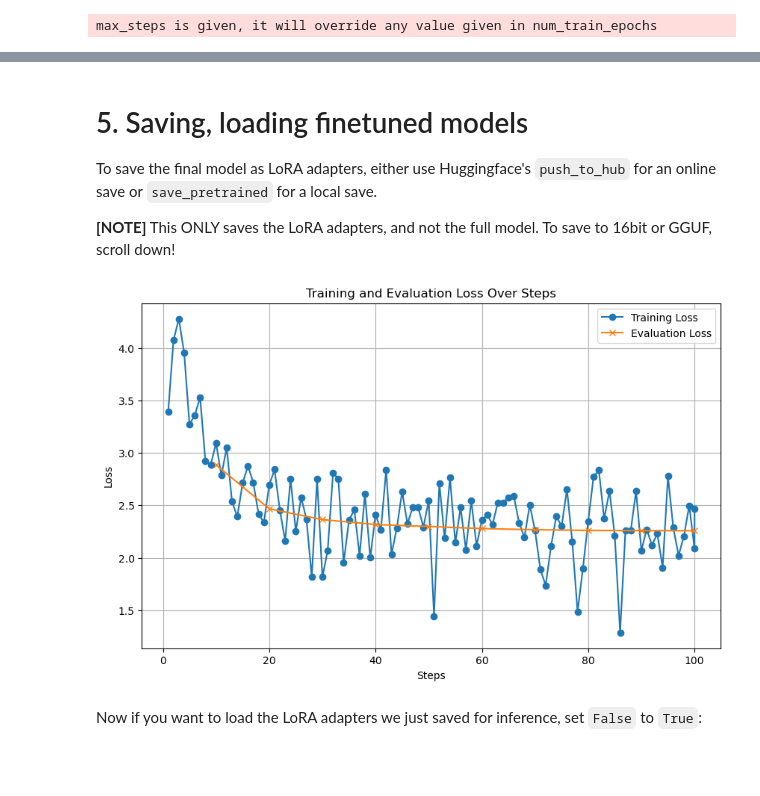
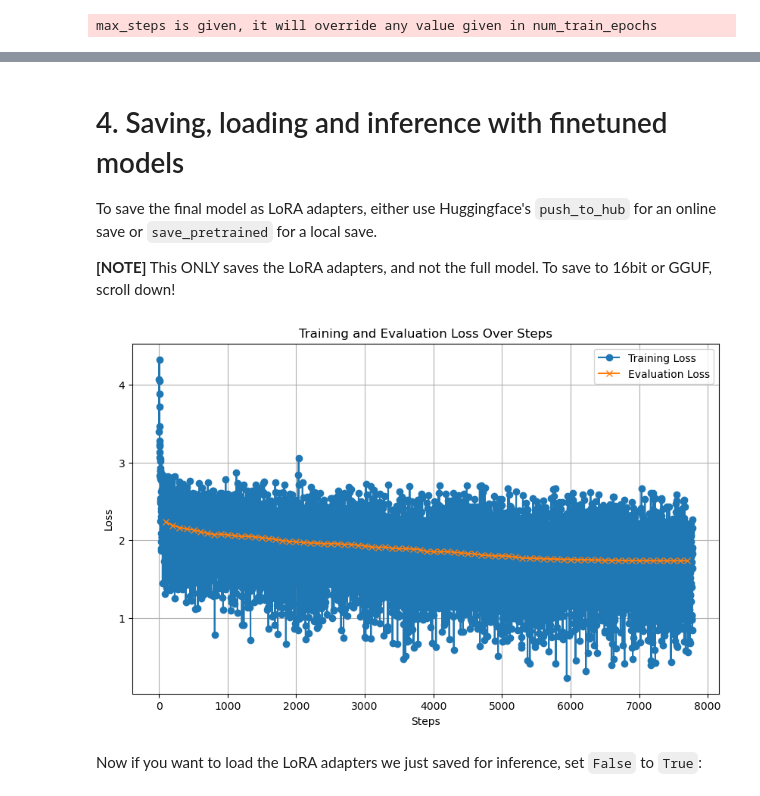
Before and after one commit to LiGhtime/cs685, a Jupyter notebook: training_w_unsloth.ipynb, the cells around one changed output, grey strips where cells are left out. Drawn from its saved outputs; the diff is of its cells as text; code cells hidden in the pictures; blank space fills up the shorter version.

Commit message:
edit training script

```diff
--- a/training_w_unsloth.ipynb
+++ b/training_w_unsloth.ipynb
@@ -233,2 +218,8 @@ test_dataset = dataset_two_tasks["test"].map(formatting_prompts_func, batched =
 # %% [markdown]
 # 3. Training
+# %%
+# read huggingface dataset from local
+from datasets import load_from_disk
+
+dataset_train = load_from_disk('./data/gemma_train')
+dataset_eval = load_from_disk('./data/gemma_eval')
@@ -370,11 +324,13 @@ Please infer the user's preference based on historical purchases and reviews alo
 # %% [markdown]
-# 5. Saving, loading finetuned models
+# 4. Saving, loading and inference with finetuned models
 To save the final model as LoRA adapters, either use Huggingface's `push_to_hub` for an online save or `save_pretrained` for a local save.
 
 **[NOTE]** This ONLY saves the LoRA adapters, and not the full model. To save to 16bit or GGUF, scroll down!
 # %%
+import json
+from datetime import datetime
+
 # get current datetime
-from datetime import datetime
 now = datetime.now()
 
 # name the model
@@ -383,45 +339,75 @@ model_path = "outputs/" + model_name
 model.save_pretrained(model_path) # Local saving
 # model.push_to_hub("your_name/lora_model", token = "...") # Online saving
 
+# save hyperparameters as a json dict to model_path
+hyper_params = {
+    "max_seq_length": max_seq_length,
+    "dtype": dtype,
+    "load_in_4bit": load_in_4bit,
+    "model_name": "unsloth/gemma-2b-it-bnb-4bit",
+    "r": 8,
+    "per_device_train_batch_size": 1,
+    "gradient_accumulation_steps": 2,
+    "warmup_steps": 15,
+    "num_train_epochs": 1,
+    "learning_rate": 2e-4,
+    "fp16": not torch.cuda.is_bf16_supported(),
+    "bf16": torch.cuda.is_bf16_supported(),
+    "logging_steps": 1,
+    "optim": "adamw_8bit",
+    "weight_decay": 0.01,
+    "lr_scheduler_type": "cosine",
+    "seed": 3407,
+    }
+
+with open(model_path + "/hyperparameters.json", "w") as file:
+    json.dump(hyper_params, file, indent=4)
+
 # save trainer.state.log_history to model_path
-import json
 with open(model_path + "/trainer_state_log_history.json", "w") as file:
     json.dump(trainer.state.log_history, file, indent=4)
 # %%
+import json
+import matplotlib.pyplot as plt
+
+# read trainer.state.log_history from path
+with open("./outputs/model_04222024_121416/trainer_state_log_history.json", "r") as file:
+    trainer_log_history = json.load(file)
+
 # plot trainer.state.log_history, plot training loss and evaluation loss
 # Extracting training and eval loss data
 train_losses = []
 eval_losses = []
 steps = []
 
-for entry in trainer.state.log_history:
+for entry in trainer_log_history:
     if 'loss' in entry:
         train_losses.append((entry['step'], entry['loss']))
     if 'eval_loss' in entry:
         eval_losses.append((entry['step'], entry['eval_loss']))
     if 'train_loss' in entry:
         train_losses.append((entry['step'], entry['train_loss']))
 
 # Sorting values by steps to align the data points correctly
 train_losses.sort(key=lambda x: x[0])
 eval_losses.sort(key=lambda x: x[0])
 
 # Unzipping for plotting
 train_steps, train_loss_values = zip(*train_losses)
 eval_steps, eval_loss_values = zip(*eval_losses)
 
 # Plotting
 plt.figure(figsize=(10, 6))
 plt.plot(train_steps, train_loss_values, label='Training Loss', marker='o')
 plt.plot(eval_steps, eval_loss_values, label='Evaluation Loss', marker='x')
 plt.xlabel('Steps')
 plt.ylabel('Loss')
 plt.title('Training and Evaluation Loss Over Steps')
 plt.legend()
 plt.grid(True)
 plt.show()
 # %% [output]
-[figure, old version]
+[figure, new version]
 # %% [markdown]
 Now if you want to load the LoRA adapters we just saved for inference, set `False` to `True`:
 # %%
```
Also changed, not shown: parts of 19 cells of this notebook, 11 other files.
